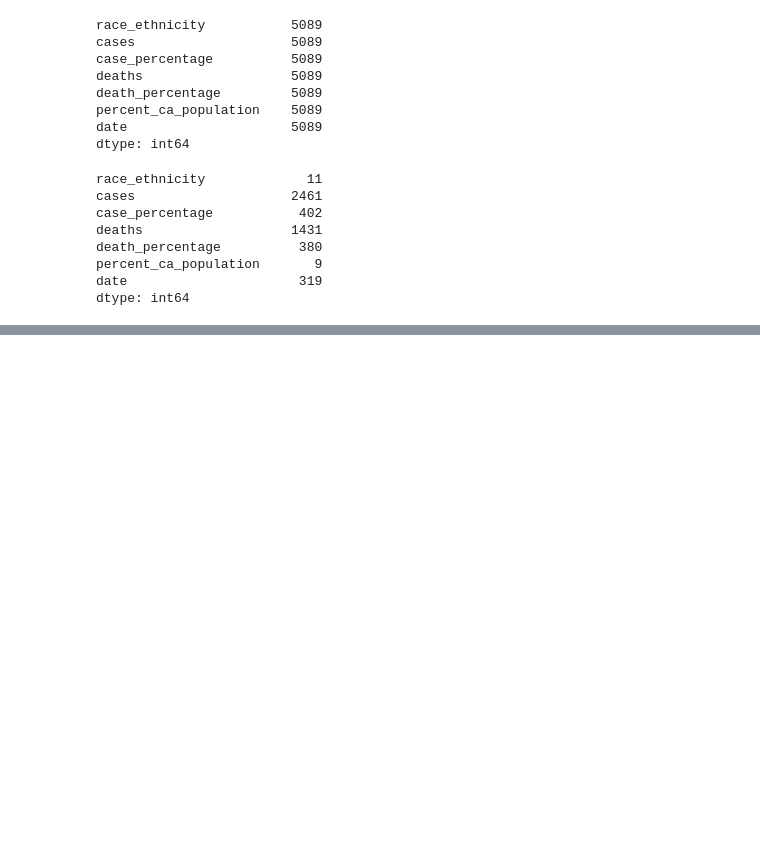
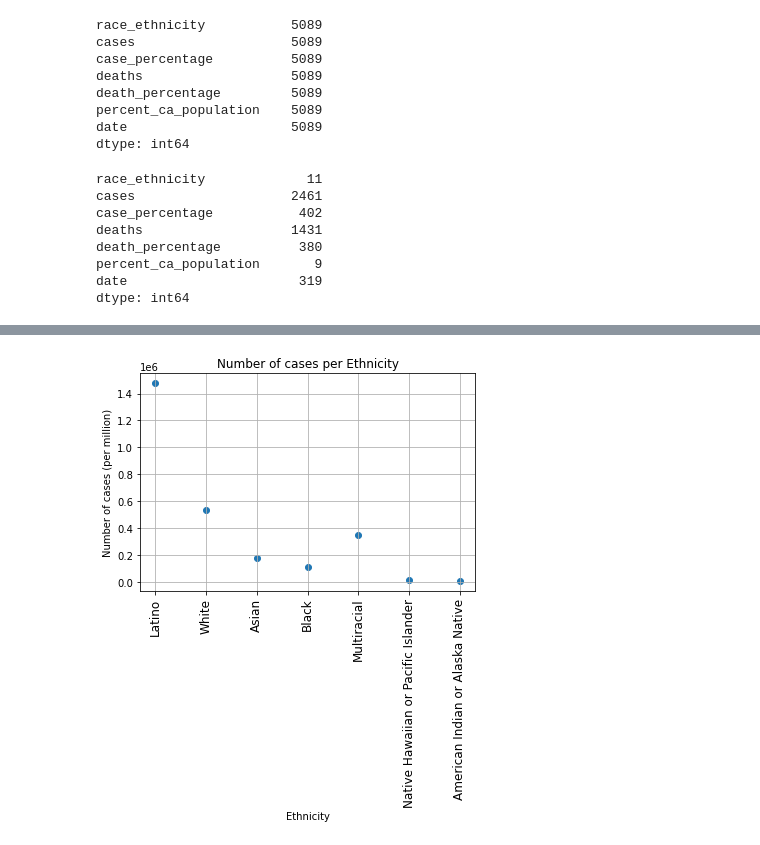
Before and after one commit to JohnGlendening/Project-1_2021, a Jupyter notebook: California gov/California_Ethnicity.ipynb, the cells around one changed output, grey strips where cells are left out. Saved outputs shown, nothing was run; the diff lists cells and outputs as text; code cells hidden in the pictures; blank space fills up the shorter version.

```diff
--- a/California gov/California_Ethnicity.ipynb
+++ b/California gov/California_Ethnicity.ipynb
@@ -114,0 +189,13 @@ Ethnicity_df["date"].nunique()
+# %%
+Ethincities = Ethnic_df["Ethnicities"]
+Cases_load = Ethnic_df["Cases"]
+plt.title("Number of cases per Ethnicity")
+plt.ylabel("Number of cases (per million)")
+plt.xlabel("Ethnicity")
+plt.xticks(rotation=90)
+plt.tick_params(axis="x", which="major", labelsize=12)
+plt.scatter(Ethincities, Cases_load)
+plt.grid(True)
+plt.show()
+# %% [output]
+[figure, added]
```
Also changed, not shown: parts of 21 cells of this notebook.
